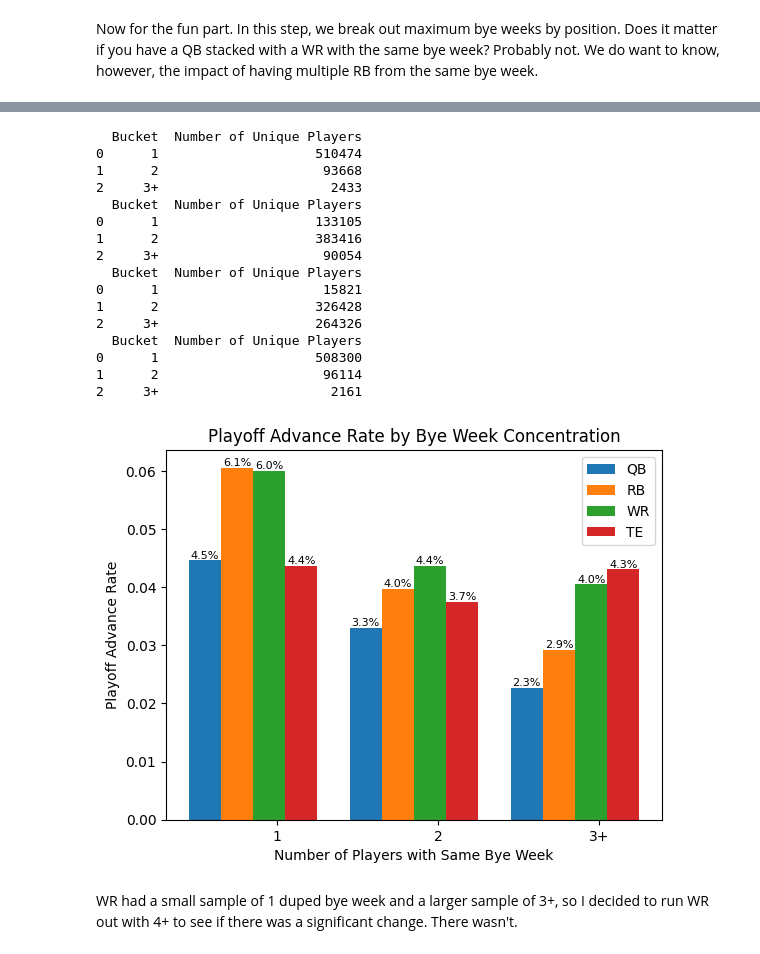
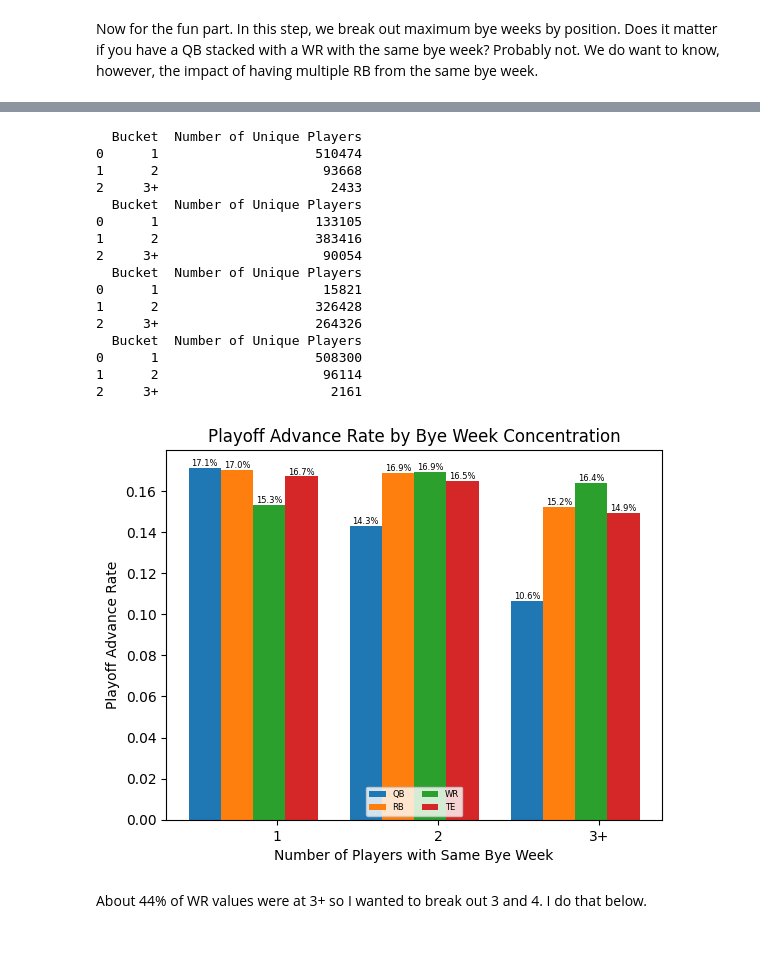
Before and after one commit to fantasydatapros/best-ball-data-bowl, a Jupyter notebook: submissions/Do_Bye_Weeks_Matter_.ipynb, the cells around one changed output, grey strips where cells are left out. Drawn from its saved outputs; the diff is of its cells as text; code cells hidden in the pictures.

Commit message:
Do_Bye_Weeks_Matter_v2.ipynb
Updated to capture the correct playoff team values.

```diff
--- a/submissions/Do_Bye_Weeks_Matter_.ipynb
+++ b/submissions/Do_Bye_Weeks_Matter_.ipynb
@@ -31,27 +31,30 @@ def fetch_csv_from_github(api_url):
 
 data = pd.DataFrame()
 
+# 2021 regular season data
+github_api_url = "https://api.github.com/repos/fantasydatapros/best-ball-data-bowl/contents/data/2021/regular_season"
+df_21 = fetch_csv_from_github(github_api_url)
+
 # 2022 regular season data - fasts
 github_api_url = "https://api.github.com/repos/fantasydatapros/best-ball-data-bowl/contents/data/2022/regular_season/fast"
-df = fetch_csv_from_github(github_api_url)
-if df is not None:
-    data = pd.concat([data, df])
-    data['year'] = 2022
+df_22_fast = fetch_csv_from_github(github_api_url)
 
 # 2022 regular season data - slows
 github_api_url = "https://api.github.com/repos/fantasydatapros/best-ball-data-bowl/contents/data/2022/regular_season/mixed"
-df = fetch_csv_from_github(github_api_url)
-if df is not None:
-    data = pd.concat([data, df])
-    data['year'] = 2022
+df_22_slow = fetch_csv_from_github(github_api_url)
 
-# 2021 regular season data
-github_api_url = "https://api.github.com/repos/fantasydatapros/best-ball-data-bowl/contents/data/2021/regular_season"
-df = fetch_csv_from_github(github_api_url)
-if df is not None:
-    data = pd.concat([data, df])
-    data['year'] = 2021
+df_22 = pd.concat([df_22_fast, df_22_slow], ignore_index=True)
 
-data = data.reset_index(drop=True)
+# 2022 postseason data
+github_api_url = 'https://api.github.com/repos/fantasydatapros/best-ball-data-bowl/contents/data/2022/post_season/quarterfinals/'
+df_22_post = fetch_csv_from_github(github_api_url)
+
+#Get unique tournament_entry_id from the 'df_22_post' DataFrame
+playoffs_2022 = df_22_post['tournament_entry_id'].unique()
+
+# Modify fast DataFrame
+df_22['playoff_team'] = df_22['tournament_entry_id'].isin(playoffs_2022).astype(int)
+
+data = pd.concat([df_21,df_22], ignore_index=True)
 data.head()
 # %% [output]
@@ -317,7 +268,7 @@ def plot_position_data(position_df, position_name, position_index, total_positio
 
      # Add the percentage on each bar
     for i, v in enumerate(playoff_rates['playoff_team']):
-        plt.text(x_positions[i], v, f"{v*100:.1f}%", ha='center', va='bottom', fontsize=8)
+        plt.text(x_positions[i], v, f"{v*100:.1f}%", ha='center', va='bottom', fontsize=6)
 
 # Plot data for 'QB'
 plot_position_data(filtered_df_qb, position_name_qb, 1, 4)
@@ -327,37 +278,37 @@ plot_position_data(filtered_df_rb, position_name_rb, 2, 4)
 
 # Plot data for 'WR'
 plot_position_data(filtered_df_wr, position_name_wr, 3, 4)
 
 # Plot data for 'TE'
 plot_position_data(filtered_df_te, position_name_te, 4, 4)
 
 plt.xlabel('Number of Players with Same Bye Week')
 plt.ylabel('Playoff Advance Rate')
 plt.title('Playoff Advance Rate by Bye Week Concentration')
 plt.xticks(np.arange(len(playoff_rates)) + 0.25, playoff_rates['count'])
-plt.legend()
+legend = plt.legend(loc='lower center', frameon=True, ncol=2, fontsize=6)
 
 plt.show()
 # %% [output]
   Bucket  Number of Unique Players
 0      1                    510474
 1      2                     93668
 2     3+                      2433
   Bucket  Number of Unique Players
 0      1                    133105
 1      2                    383416
 2     3+                     90054
   Bucket  Number of Unique Players
 0      1                     15821
 1      2                    326428
 2     3+                    264326
   Bucket  Number of Unique Players
 0      1                    508300
 1      2                     96114
 2     3+                      2161
-[figure, old version]
+[figure, new version]
-# %% [markdown]
-WR had a small sample of 1 duped bye week and a larger sample of 3+, so I decided to run WR out with 4+ to see if there was a significant change. There wasn't.
+# %% [markdown]
+About 44% of WR values were at 3+ so I wanted to break out 3 and 4. I do that below.
 # %%
 filtered_df = df[df['position_name'] == 'WR']
 
```
Also changed, not shown: parts of 11 cells of this notebook.
